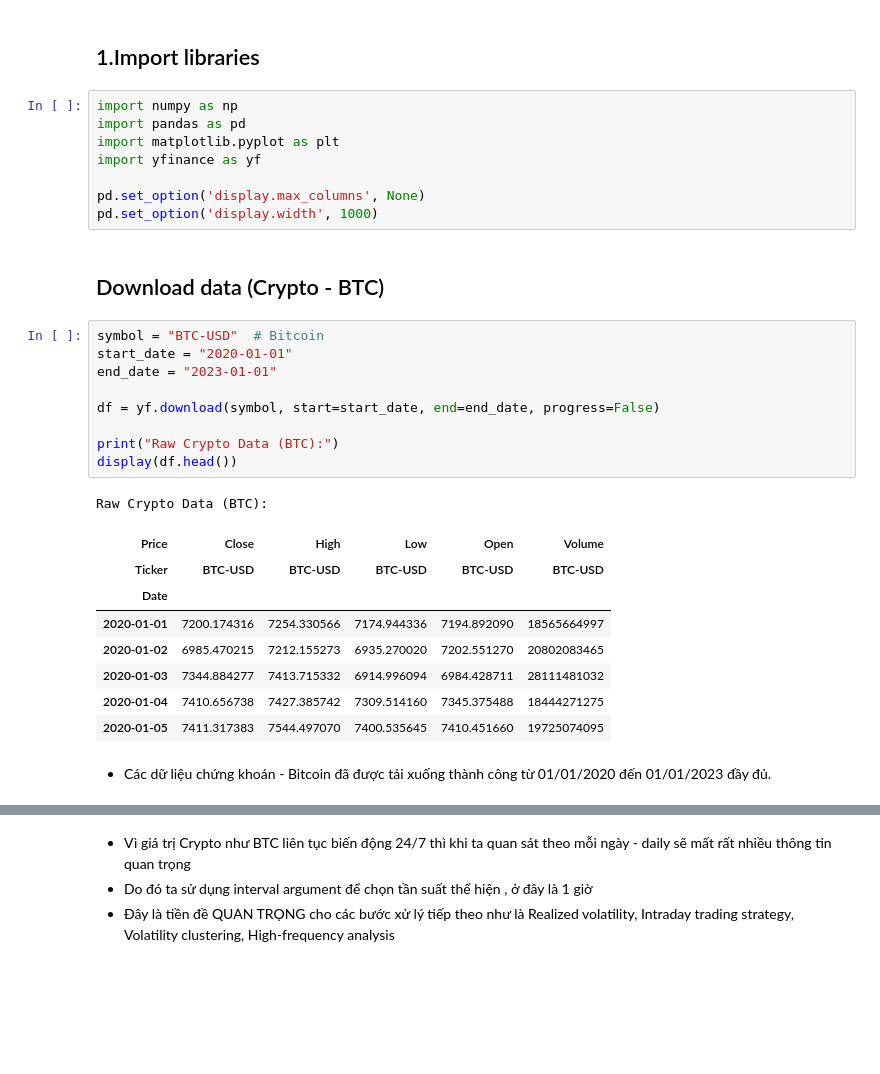
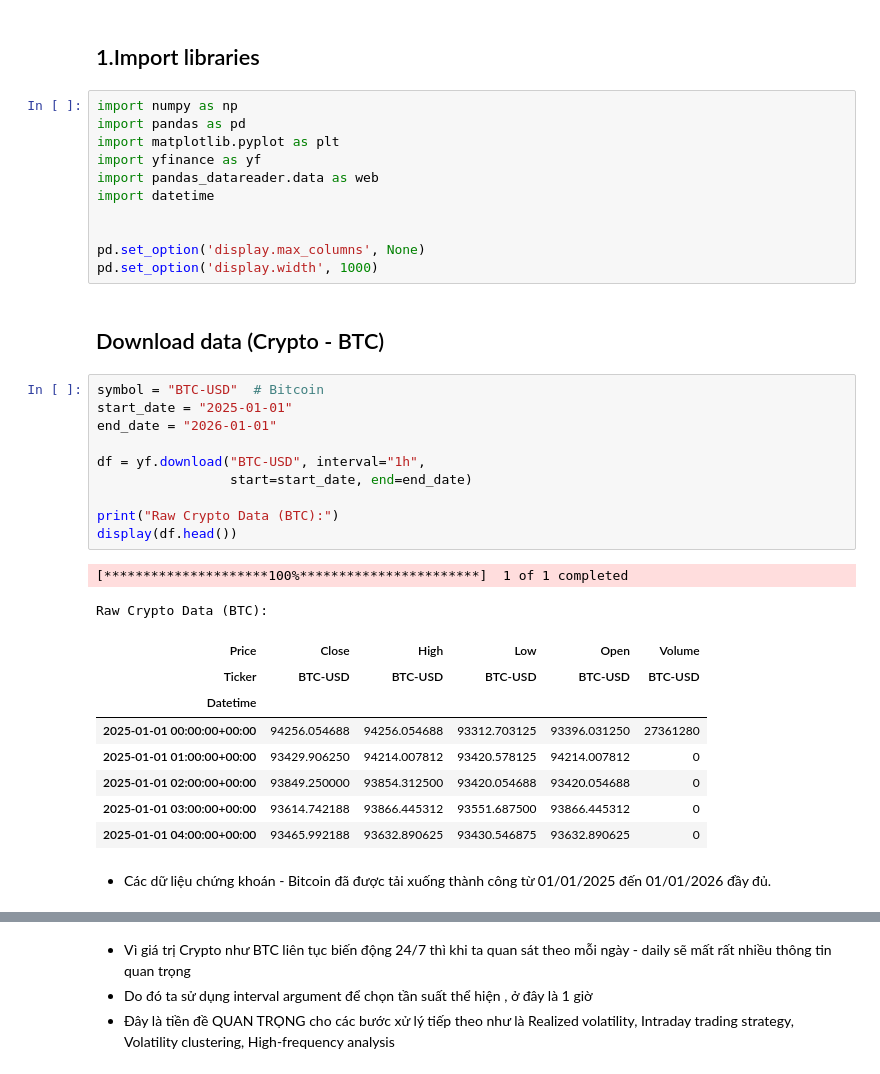
Before and after one commit to MinhNguyen-leo/Data_Mining_projects, a Jupyter notebook: seminar/example.ipynb, the cells around one changed output, grey strips where cells are left out. Drawn from its saved outputs; the diff is of its cells as text; blank space fills up the shorter version.

```diff
--- a/seminar/example.ipynb
+++ b/seminar/example.ipynb
@@ -17,6 +17,9 @@ import numpy as np
 import pandas as pd
 import matplotlib.pyplot as plt
 import yfinance as yf
+import pandas_datareader.data as web
+import datetime
+
 
 pd.set_option('display.max_columns', None)
 pd.set_option('display.width', 1000)
@@ -24,22 +27,24 @@ pd.set_option('display.width', 1000)
 ## Download data (Crypto - BTC)
 # %%
 symbol = "BTC-USD"  # Bitcoin
-start_date = "2020-01-01"
-end_date = "2023-01-01"
+start_date = "2025-01-01"
+end_date = "2026-01-01"
 
-df = yf.download(symbol, start=start_date, end=end_date, progress=False)
+df = yf.download("BTC-USD", interval="1h",
+                 start=start_date, end=end_date)
 
 print("Raw Crypto Data (BTC):")
 display(df.head())
 # %% [output]
-Raw Crypto Data (BTC):
+[*********************100%***********************]  1 of 1 completed
+Raw Crypto Data (BTC):
 | Price | Close | High | Low | Open | Volume |
 | Ticker | BTC-USD | BTC-USD | BTC-USD | BTC-USD | BTC-USD |
-| Date |  |  |  |  |  |
-| 2020-01-01 | 7200.174316 | 7254.330566 | 7174.944336 | 7194.892090 | 18565664997 |
-| 2020-01-02 | 6985.470215 | 7212.155273 | 6935.270020 | 7202.551270 | 20802083465 |
-| 2020-01-03 | 7344.884277 | 7413.715332 | 6914.996094 | 6984.428711 | 28111481032 |
-| 2020-01-04 | 7410.656738 | 7427.385742 | 7309.514160 | 7345.375488 | 18444271275 |
-| 2020-01-05 | 7411.317383 | 7544.497070 | 7400.535645 | 7410.451660 | 19725074095 |
+| Datetime |  |  |  |  |  |
+| 2025-01-01 00:00:00+00:00 | 94256.054688 | 94256.054688 | 93312.703125 | 93396.031250 | 27361280 |
+| 2025-01-01 01:00:00+00:00 | 93429.906250 | 94214.007812 | 93420.578125 | 94214.007812 | 0 |
+| 2025-01-01 02:00:00+00:00 | 93849.250000 | 93854.312500 | 93420.054688 | 93420.054688 | 0 |
+| 2025-01-01 03:00:00+00:00 | 93614.742188 | 93866.445312 | 93551.687500 | 93866.445312 | 0 |
+| 2025-01-01 04:00:00+00:00 | 93465.992188 | 93632.890625 | 93430.546875 | 93632.890625 | 0 |
 # %% [markdown]
--   Các dữ liệu chứng khoán - Bitcoin đã được tải xuống thành công từ 01/01/2020 đến 01/01/2023 đầy đủ.
+-   Các dữ liệu chứng khoán - Bitcoin đã được tải xuống thành công từ 01/01/2025 đến 01/01/2026 đầy đủ.
```
Also changed, not shown: parts of 29 cells of this notebook, 1 other file.
